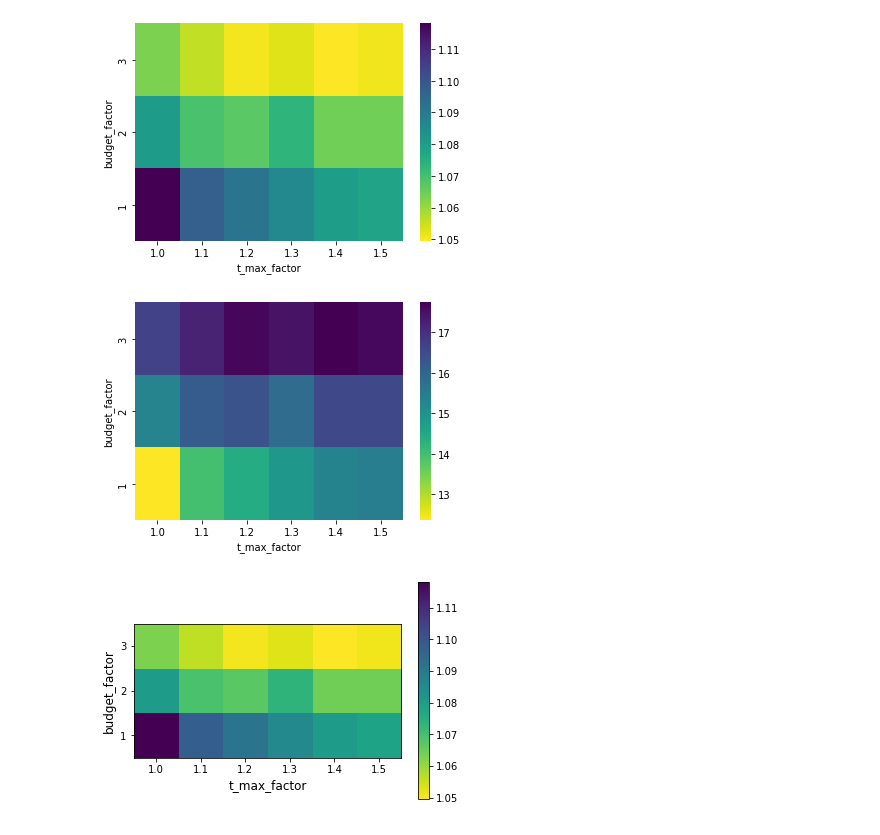
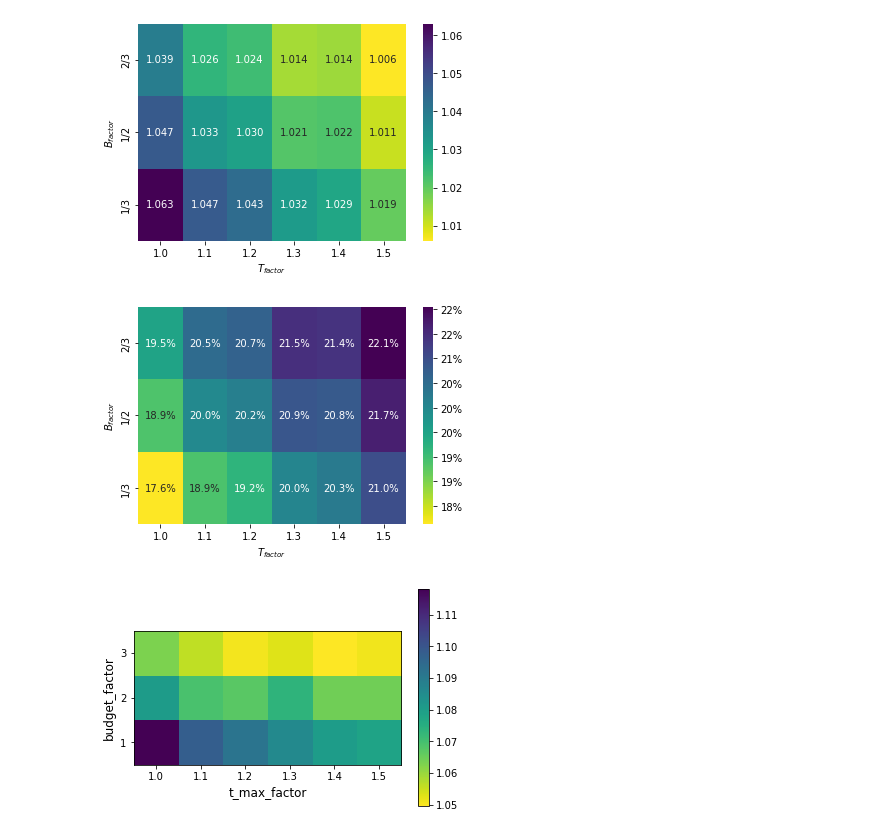
Before and after one commit to Hins-Hu/vrp-sa, a Jupyter notebook: post-processing.ipynb, the cells around one changed output. Cells and saved outputs as stored; diff of their text form; code cells hidden in the pictures.

```diff
--- a/post-processing.ipynb
+++ b/post-processing.ipynb
@@ -7,14 +254,17 @@ import seaborn as sns
 # %%
+
 t_max_factor = ['1.0', '1.1', '1.2', '1.3', '1.4', '1.5']
 budget_factor = ['3', '2', '1']
 
 ratio = np.zeros((len(budget_factor), len(t_max_factor)))
+real_ratio = np.zeros((len(budget_factor), len(t_max_factor)))
 ratio_UB = 0
 
 for i, b_f in enumerate(budget_factor):
     for j, t_f in enumerate(t_max_factor):
 
-        dir = 'Results-'+t_f+'-'+b_f+'/'
+        # dir = 'Results-'+t_f+'-'+b_f+'/'
+        dir = 'Results-heatmap-heuristic/'
         file_name = 'result-'+t_f+'-'+b_f+'.csv'
 
         df = pd.read_csv(dir+file_name, header=None)
@@ -23,12 +273,22 @@ for i, b_f in enumerate(budget_factor):
         # rescheduling = df.iloc[:, 2]
         cost = df.iloc[:, 3].to_numpy()
 
+        # Derive real cost based on the success of re-scheduling
+        real_cost = np.zeros(len(cost))
+        re_scheduling_succuss = df.iloc[:, 2].to_numpy()
+        for w in range(len(cost)):
+            if re_scheduling_succuss[w] == 1:
+                real_cost[w] = LB[w]
+            else:
+                real_cost[w] = cost[w]
+
+
         if i == 0 and j == 0:
             UB = df.iloc[:, 4].to_numpy()
             ratio_UB = np.mean(UB / LB)
 
-
-
         ratio[i][j] = np.mean(cost / LB)
+        real_ratio[i][j] = np.mean(real_cost / LB)
 
 ratio_decrease = (ratio_UB - ratio) / ratio_UB
+real_ratio_decrease = (ratio_UB - real_ratio) / ratio_UB
@@ -36,23 +307,29 @@ ratio_decrease = (ratio_UB - ratio) / ratio_UB
 # Visualization
 
 viridis = mpl.colormaps['viridis']
-ratio_df = pd.DataFrame(data = ratio, index = budget_factor, columns = t_max_factor)
+ratio_df = pd.DataFrame(data = real_ratio, index = budget_factor, columns = t_max_factor)
+ratio_df.index = ['2/3', '1/2', '1/3']
 
-
-s1 = sns.heatmap(ratio_df, cmap = viridis.reversed())
-s1.set(xlabel = 't_max_factor', ylabel = 'budget_factor')
+s1 = sns.heatmap(ratio_df, cmap = viridis.reversed(),
+                annot=True, fmt=".3f"
+                )
+s1.set(xlabel = '$T_{factor}$', ylabel = '$B_{factor}$')
 fig1 = s1.get_figure()
-fig1.savefig('H1.png', dpi = 300, facecolor = 'white')
+fig1.savefig('real_H1_heuristic.png', dpi = 300, facecolor = 'white')
 # %% [output]
-[figure, old version]
+[figure, new version]
 # %%
 
-ratio_decrease_df = pd.DataFrame(data = ratio_decrease * 100, index = budget_factor, columns = t_max_factor)
+ratio_decrease_df = pd.DataFrame(data = real_ratio_decrease, index = budget_factor, columns = t_max_factor)
+ratio_decrease_df.index = ['2/3', '1/2', '1/3']
 
-s2 = sns.heatmap(ratio_decrease_df, cmap = viridis.reversed())
-s2.set(xlabel = 't_max_factor', ylabel = 'budget_factor')
+
+s2 = sns.heatmap(ratio_decrease_df, cmap = viridis.reversed(),
+                annot=True, fmt = ".1%",
+                cbar_kws = {"format": mtick.PercentFormatter(xmax = 1, decimals = 0)})
+s2.set(xlabel = '$T_{factor}$', ylabel = '$B_{factor}$')
 fig2 = s2.get_figure()
-fig2.savefig('H2.png', dpi = 300, facecolor = 'white')
+fig2.savefig('real_H2_heuristic.png', dpi = 300, facecolor = 'white')
 # %% [output]
-[figure, old version]
+[figure, new version]
 # %%
```
Also changed, not shown: parts of 9 cells of this notebook, 3 other files.
